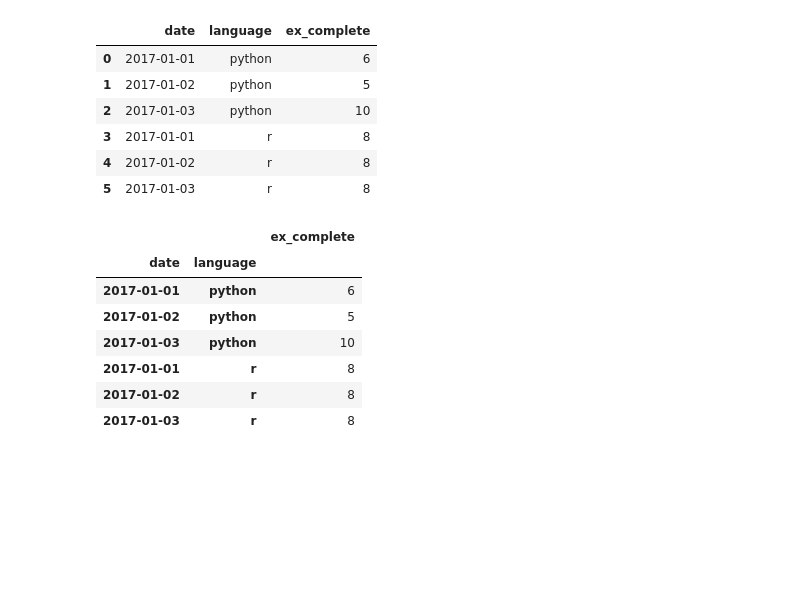
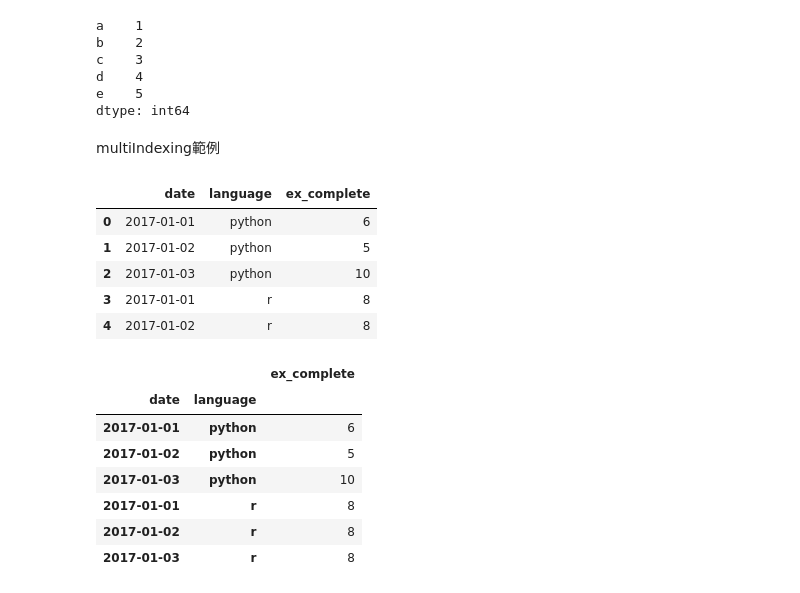
Before and after one commit to jc7qx/pylearning, a Jupyter notebook: multiIndexing.ipynb, the cells around one changed output. Drawn from its saved outputs; the diff is of its cells as text; code cells hidden in the pictures; blank space fills up the shorter version.

Commit message:
update multiindexing

```diff
--- a/multiIndexing.ipynb
+++ b/multiIndexing.ipynb
@@ -6,15 +21,27 @@ import numpy as np
+# %%
+indexss = list('abcde')
+df=pd.Series(data, index=indexss)
+df
+# %% [output]
+a    1
+b    2
+c    3
+d    4
+e    5
+dtype: int64
+# %% [markdown]
+multiIndexing範例
 # %%
 df = pd.read_csv('data/user_ex.csv')
 # %%
-df
+df.head()
 # %% [output]
 |  | date | language | ex_complete |
 | 0 | 2017-01-01 | python | 6 |
 | 1 | 2017-01-02 | python | 5 |
 | 2 | 2017-01-03 | python | 10 |
 | 3 | 2017-01-01 | r | 8 |
 | 4 | 2017-01-02 | r | 8 |
-| 5 | 2017-01-03 | r | 8 |
 # %%
 df.set_index(['date','language'], inplace=True)
 # %%
```
Also changed, not shown: parts of 33 cells of this notebook.
